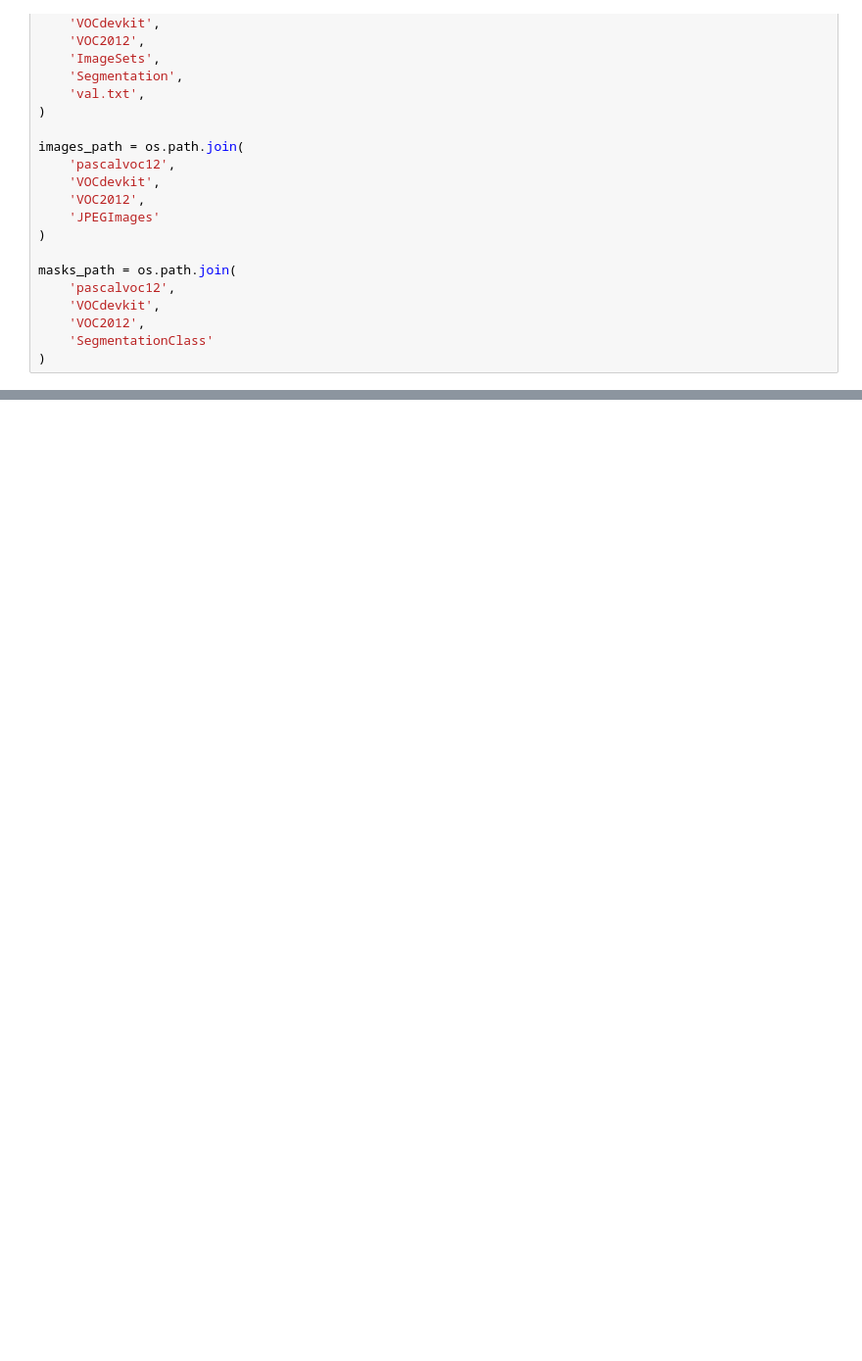
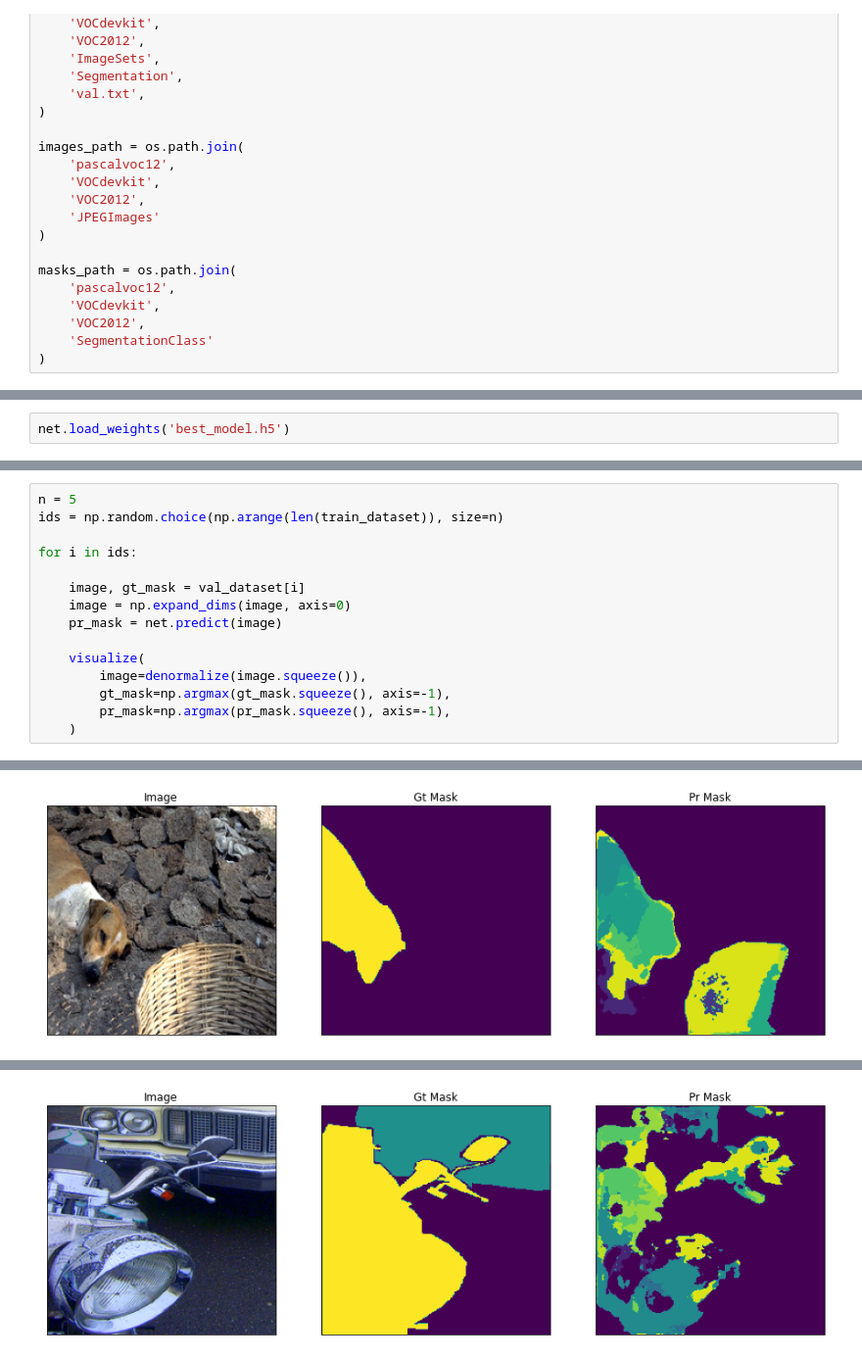
Before and after one commit to slynrick/segqnas, a Jupyter notebook: test_simple_train.ipynb, the cells around one changed output, grey strips where cells are left out. Shown at 98% size. Drawn from its saved outputs; the diff is of its cells as text; blank space fills up the shorter version.

```diff
--- a/test_simple_train.ipynb
+++ b/test_simple_train.ipynb
@@ -108,0 +98,2 @@ Epoch 2/50
+# %%
+net.load_weights('best_model.h5')
@@ -108,0 +122,16 @@ Epoch 2/50
+# %%
+n = 5
+ids = np.random.choice(np.arange(len(train_dataset)), size=n)
+
+for i in ids:
+
+    image, gt_mask = val_dataset[i]
+    image = np.expand_dims(image, axis=0)
+    pr_mask = net.predict(image)
+
+    visualize(
+        image=denormalize(image.squeeze()),
+        gt_mask=np.argmax(gt_mask.squeeze(), axis=-1),
+        pr_mask=np.argmax(pr_mask.squeeze(), axis=-1),
+    )
+# %% [output]
@@ -108,0 +139 @@ Epoch 2/50
+[figure, added]
@@ -108,0 +141 @@ Epoch 2/50
+[figure, added]
```
Also changed, not shown: parts of 12 cells of this notebook, 3 other files.
